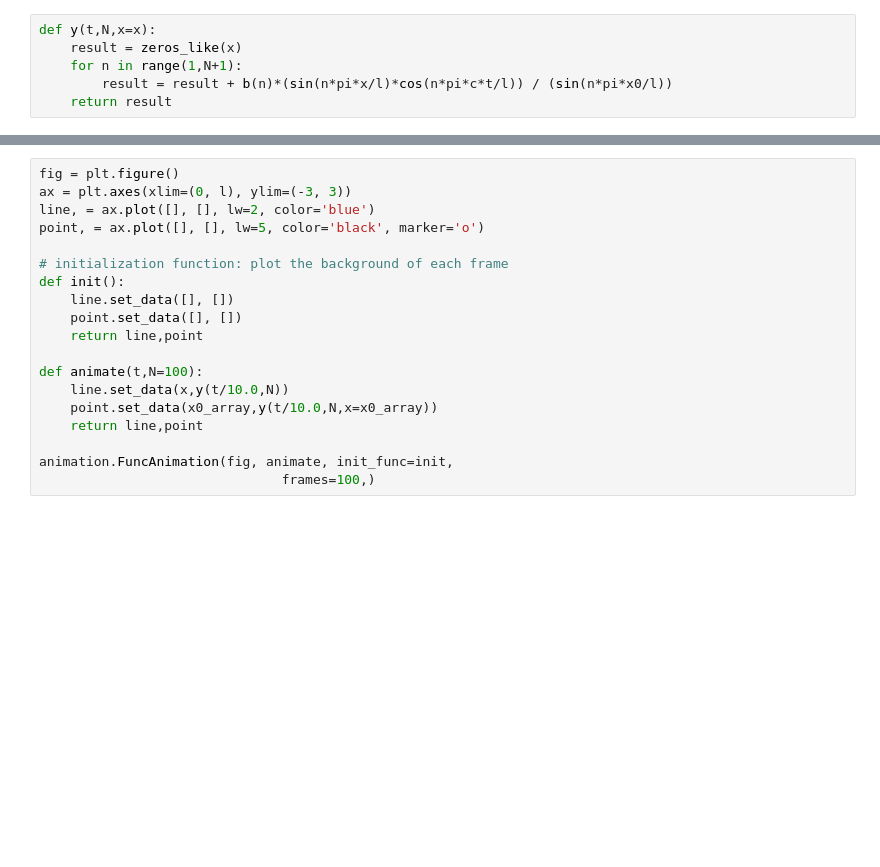
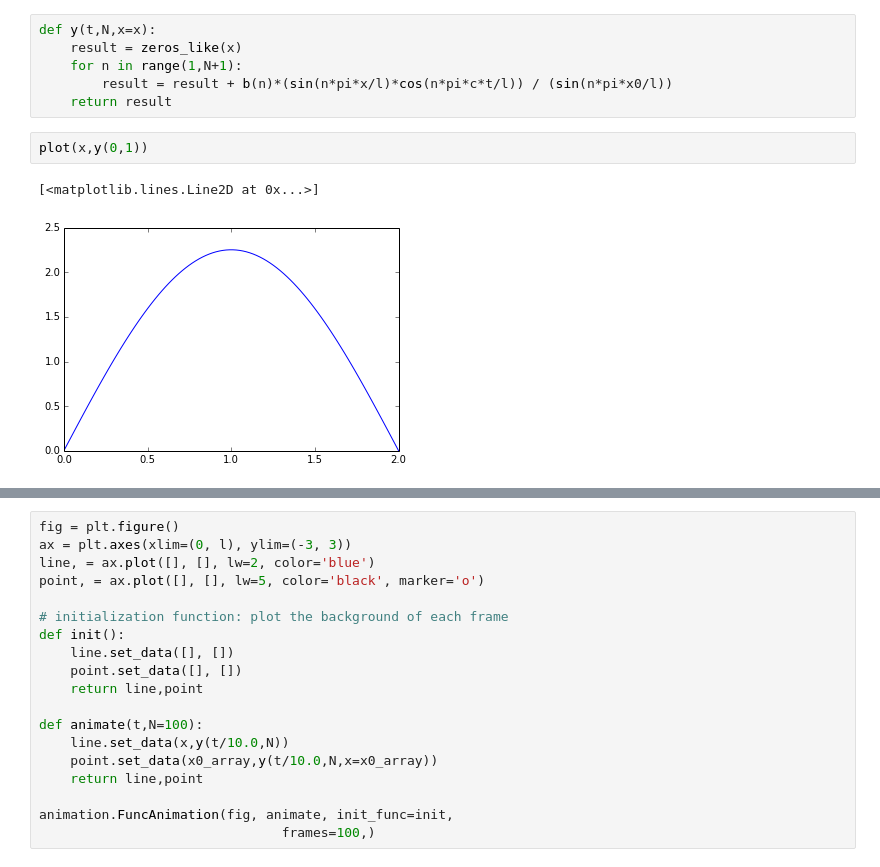
Before and after one commit to mglerner/MathematicalPhysics, a Jupyter notebook: Music/Violin.ipynb, the cells around one changed output, grey strips where cells are left out. Drawn from its saved outputs; the diff is of its cells as text; blank space fills up the shorter version.

```diff
--- a/Music/Violin.ipynb
+++ b/Music/Violin.ipynb
@@ -36,3 +36,8 @@ def y(t,N,x=x):
     for n in range(1,N+1):
         result = result + b(n)*(sin(n*pi*x/l)*cos(n*pi*c*t/l)) / (sin(n*pi*x0/l))
     return result
+# %%
+plot(x,y(0,1))
+# %% [output]
+[<matplotlib.lines.Line2D at 0x...>]
+[figure, added]
```
Also changed, not shown: parts of 9 cells of this notebook.
